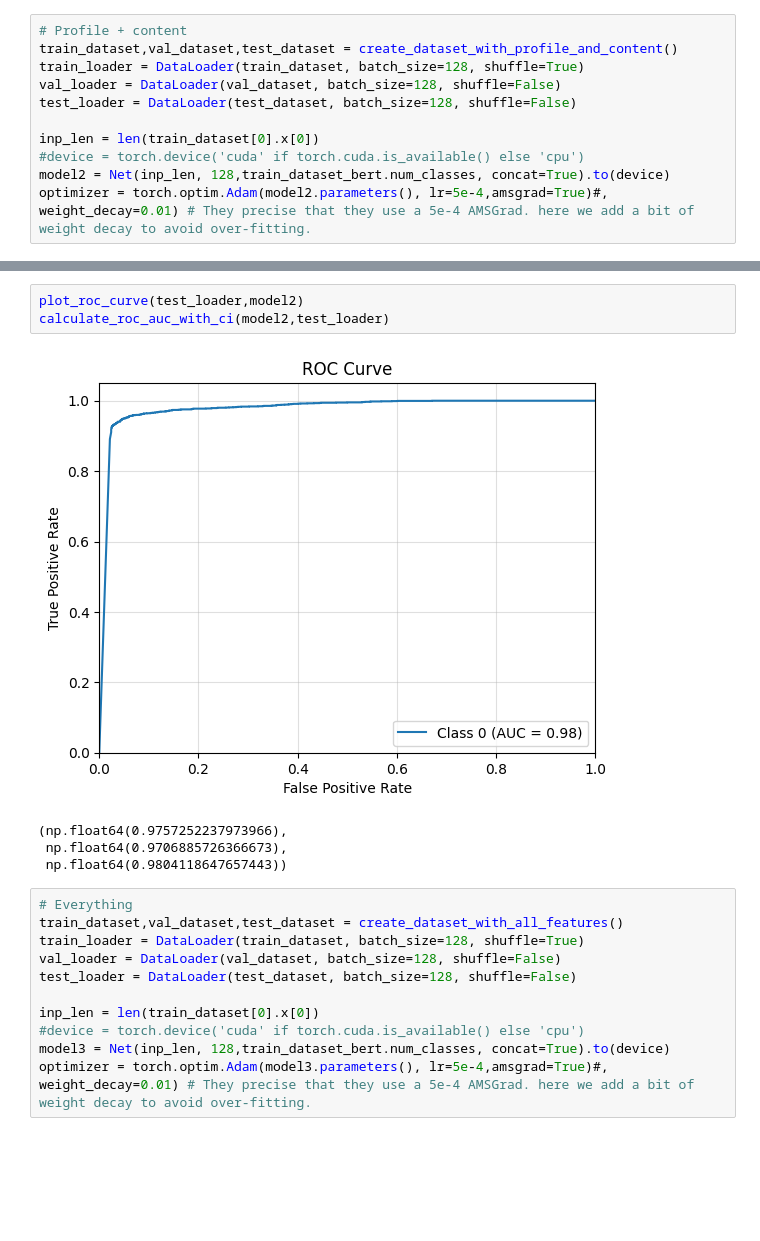
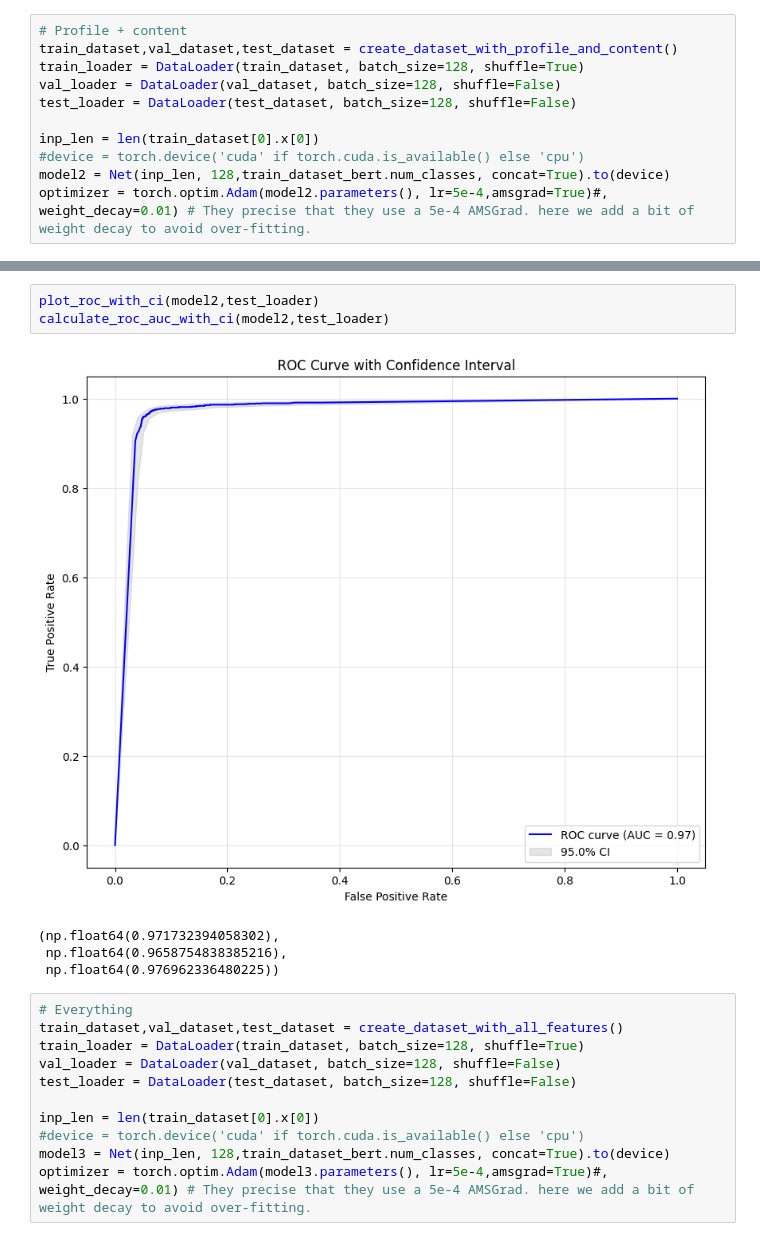
Before and after one commit to greglcr/GeometricDL, a Jupyter notebook: dataprocess.ipynb, the cells around one changed output, grey strips where cells are left out. Saved outputs shown, nothing was run; the diff lists cells and outputs as text; blank space fills up the shorter version.

```diff
--- a/dataprocess.ipynb
+++ b/dataprocess.ipynb
@@ -540,11 +619,11 @@ Epoch: 199, Loss: 0.5261, Train: 0.9460, Val: 0.9304, Test: 0.9394
 # %%
-plot_roc_curve(test_loader,model2)
+plot_roc_with_ci(model2,test_loader)
 calculate_roc_auc_with_ci(model2,test_loader)
 # %% [output]
-[figure, old version]
+[figure, new version]
-(np.float64(0.9757252237973966),
- np.float64(0.9706885726366673),
- np.float64(0.9804118647657443))
+(np.float64(0.971732394058302),
+ np.float64(0.9658754838385216),
+ np.float64(0.976962336480225))
 # %%
 # Everything
 train_dataset,val_dataset,test_dataset = create_dataset_with_all_features()
```
Also changed, not shown: parts of 28 cells of this notebook.
